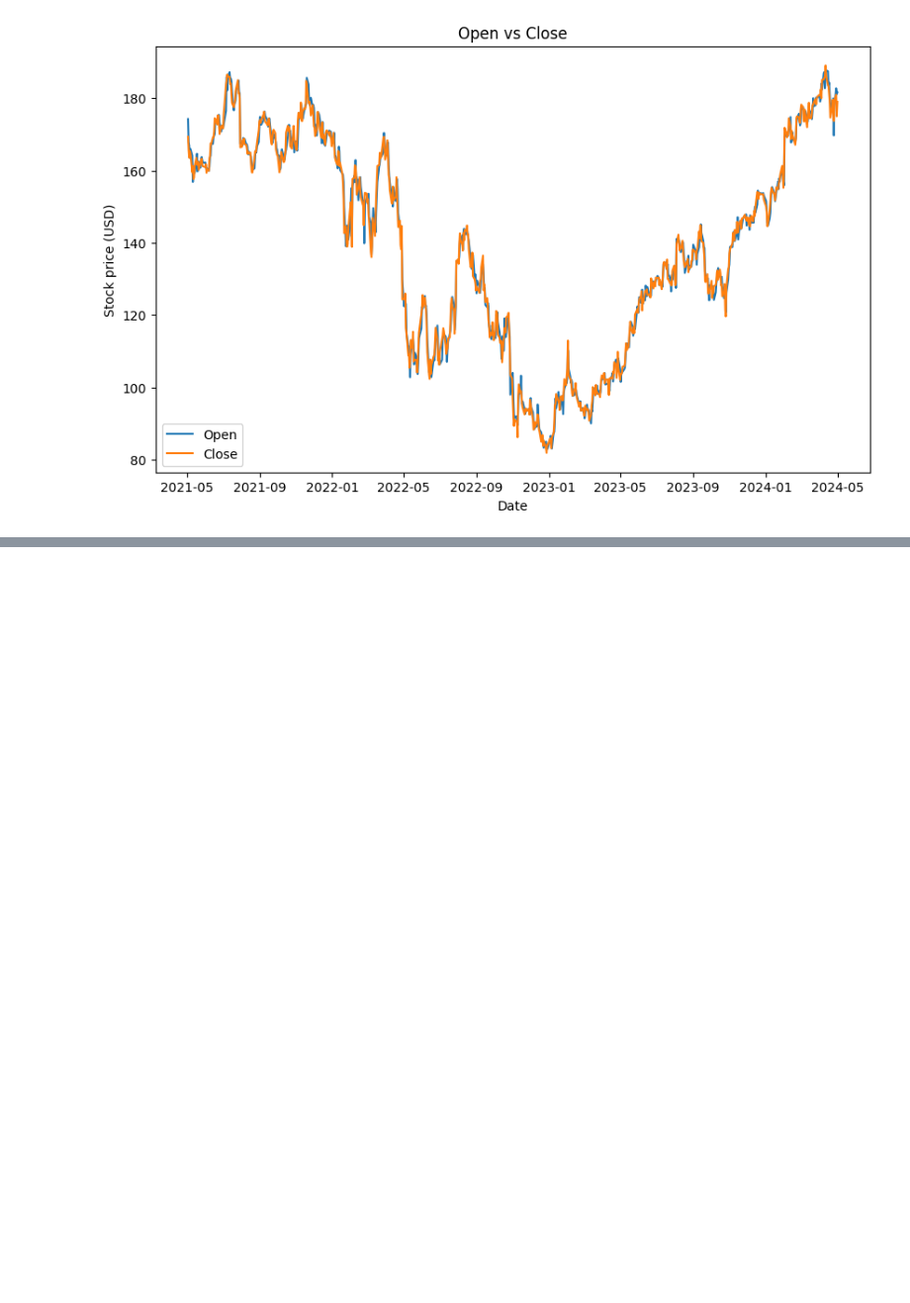
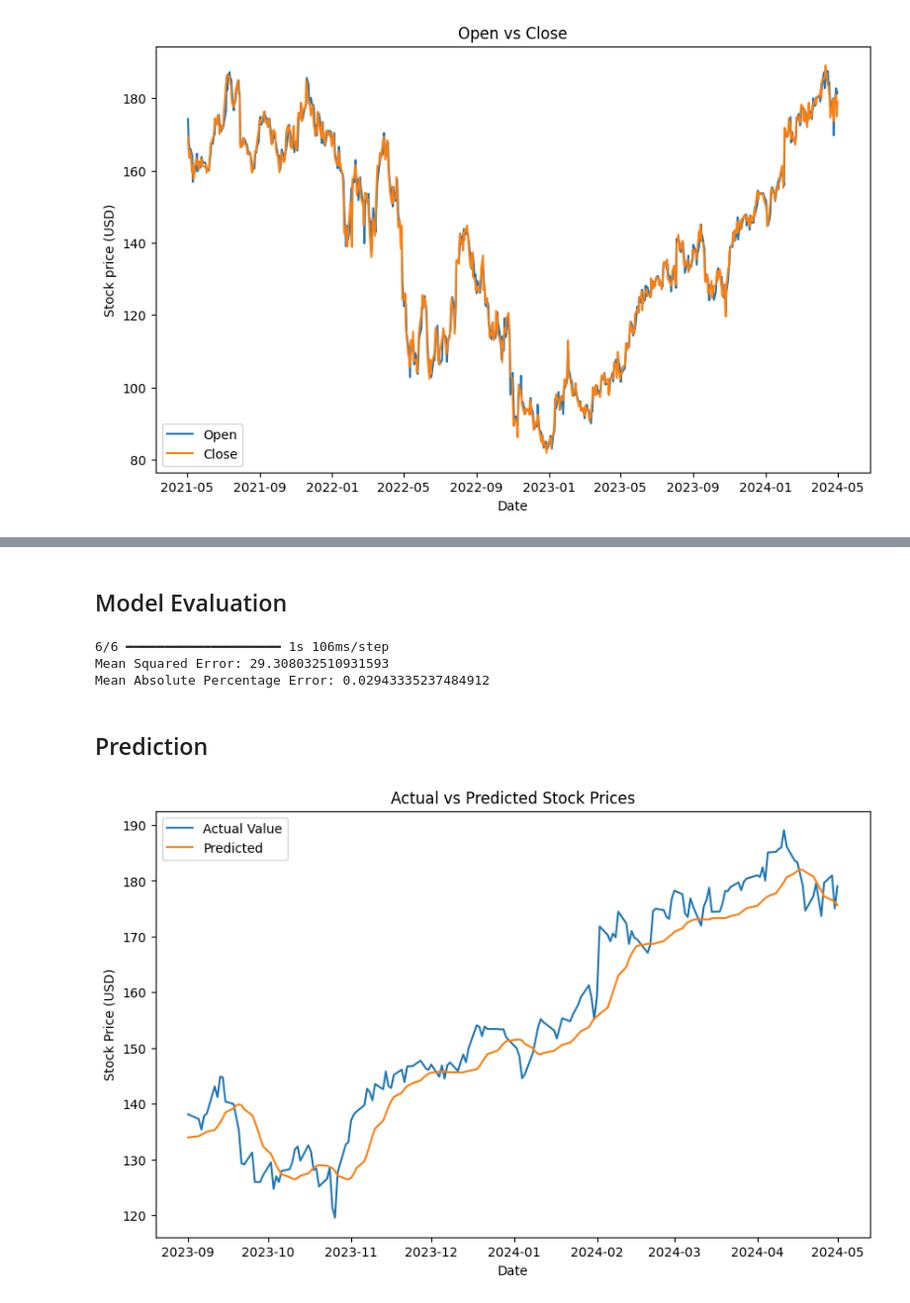
Before and after one commit to luciavu/stock-market-predictor, a Jupyter notebook: ml_stock_prediction_model.ipynb, the cells around one changed output, grey strips where cells are left out. Shown at 99% size. Cells and saved outputs as stored; diff of their text form; code cells hidden in the pictures; blank space fills up the shorter version.

```diff
--- a/ml_stock_prediction_model.ipynb
+++ b/ml_stock_prediction_model.ipynb
@@ -69,0 +146,36 @@ plt.show()
+# %% [markdown]
+## Model Evaluation
+# %%
+predictions = model.predict(X_test)
+
+# Get actual values and predictions using inverse scaling
+predictions = scaler.inverse_transform(predictions)
+actual_values = scaler.inverse_transform(y_test.reshape(-1,1))
+
+# Calculate MSE and MAPE
+mse = mean_squared_error(actual_values, predictions)
+mape = mean_absolute_percentage_error(actual_values, predictions)
+
+print(f'Mean Squared Error: {mse}')
+print(f'Mean Absolute Percentage Error: {mape}')
+# %% [output]
+6/6 ━━━━━━━━━━━━━━━━━━━━ 1s 106ms/step
+Mean Squared Error: 29.308032510931593
+Mean Absolute Percentage Error: 0.02943335237484912
+# %% [markdown]
+## Prediction
+# %%
+# Plot actual vs predicted
+plt.figure(figsize=(10,6))
+
+plt.plot(data.index[-len(actual_values):], actual_values, label='Actual Value')
+plt.plot(data.index[-len(predictions):], predictions, label='Predicted')
+
+plt.title('Actual vs Predicted Stock Prices')
+plt.xlabel('Date')
+plt.ylabel('Stock Price (USD)')
+plt.legend()
+
+plt.show()
+# %% [output]
+[figure, added]
```
Also changed, not shown: parts of 7 cells of this notebook.
